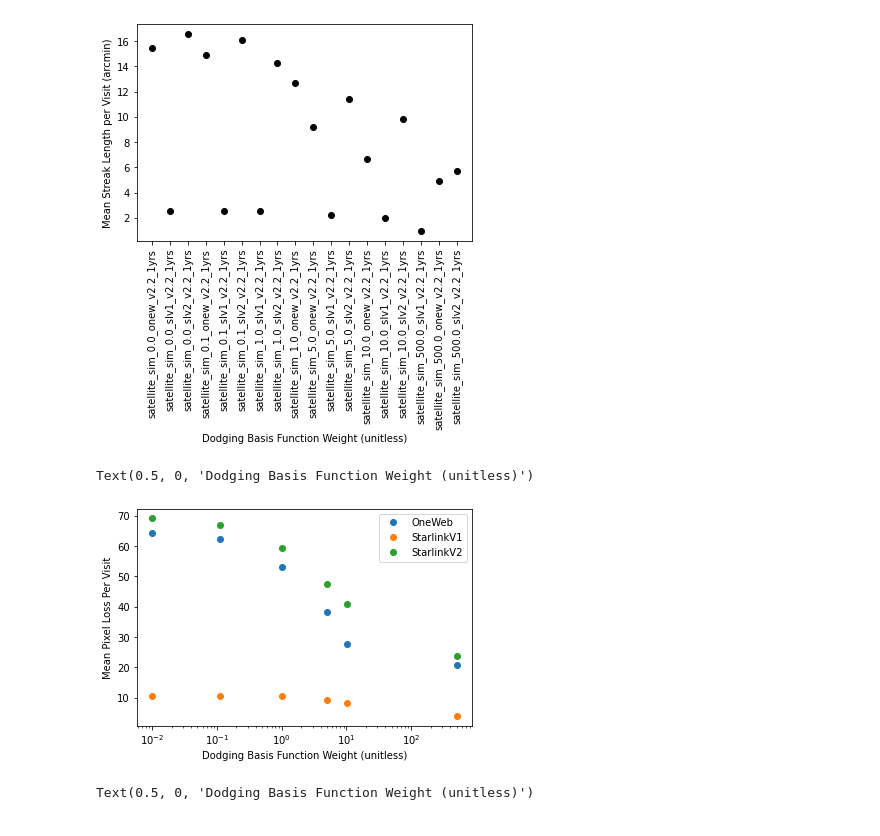
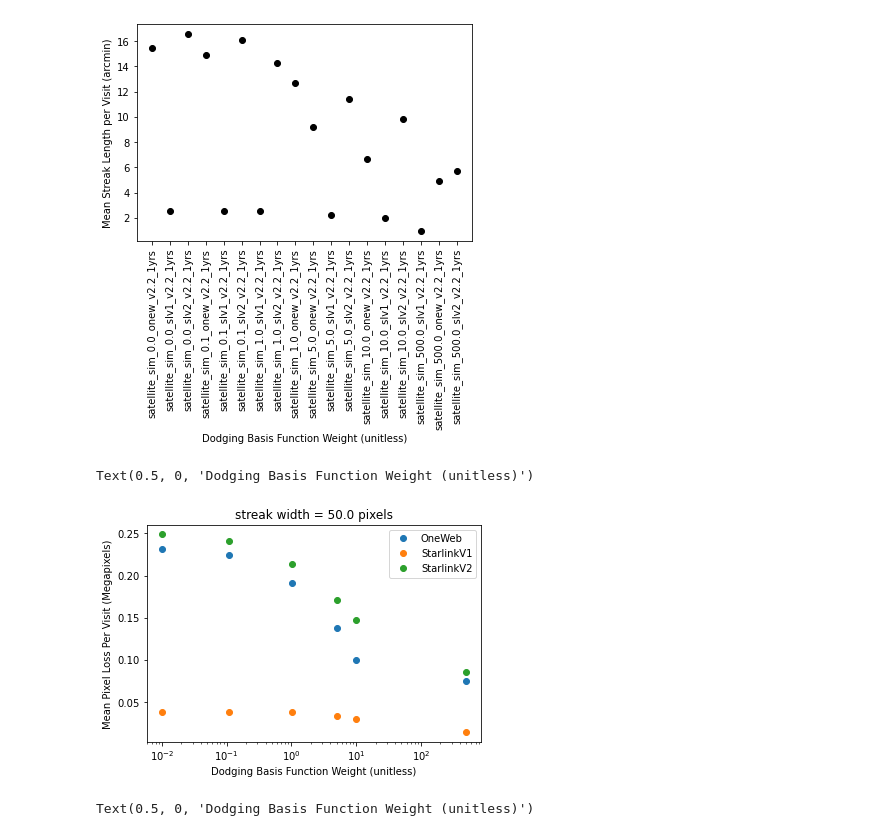
Before and after one commit to dirac-institute/satellite-dodging, a Jupyter notebook: compare_sim_runs.ipynb, the cells around one changed output. Cells and saved outputs as stored; diff of their text form; code cells hidden in the pictures.

```diff
--- a/compare_sim_runs.ipynb
+++ b/compare_sim_runs.ipynb
@@ -174,37 +174,38 @@ ax.set_xlabel('Dodging Basis Function Weight (unitless)')
 Text(0.5, 0, 'Dodging Basis Function Weight (unitless)')
 [figure]
 # %%
-# XXX--need to plug in what we think a typical streak width is, compute the number of pixels we lose
-# Then plot the mean fraction of pixels lost
+# add to title
 
 streak_width=50  #estimate width of 50 pixels
 
-pixel_arc_ratio=5  #Rubin's camera is 0.2 arcsec/pixel which converts to 5 pixel/arcsec
+pixel_arc_ratio=5*3600 #Rubin's camera is 0.2 arcsec/pixel which converts to 5 pixel/arcsec *3600 arcsec/degree
 
 fig, ax = plt.subplots()
 
 #unit conversion: radians*(pixels/radian) gives streak length sum in pixels.
-mean_streak_length = df['streak_length_sum']/df['Number of Exposures']*pixel_arc_ratio*streak_width
+mean_streak_length = df['streak_length_sum']/df['Number of Exposures']*pixel_arc_ratio*streak_width/1e6
 
 
 for c_name in np.unique(df['constellation_name']):
     good = np.where(df['constellation_name'].values == c_name)
     # putting in a fudge factor of 1e-2 so a log-scale axis works well
     if c_name=='onew':
         clabel='OneWeb'
     elif c_name=='slv1':
         clabel='StarlinkV1'
     else:
         clabel='StarlinkV2'
     ax.semilogx(df['dodge_weights'].values[good]+1e-2, mean_streak_length.values[good], 'o', label=clabel)
 
 #have better legend labels -look up legend documentation
 legend = ax.legend()
-ax.set_ylabel('Mean Pixel Loss Per Visit')
+ax.set_title("streak width = %.1f pixels" %streak_width)
+ax.set_ylabel('Mean Pixel Loss Per Visit (Megapixels)')
 ax.set_xlabel('Dodging Basis Function Weight (unitless)')
+#3.5 gigapixels
 # %% [output]
 Text(0.5, 0, 'Dodging Basis Function Weight (unitless)')
-[figure, old version]
+[figure, new version]
 # %%
 # Let's make some nicer plots
 fig, ax = plt.subplots()
```
Also changed, not shown: parts of 4 cells of this notebook, 1 other file.
